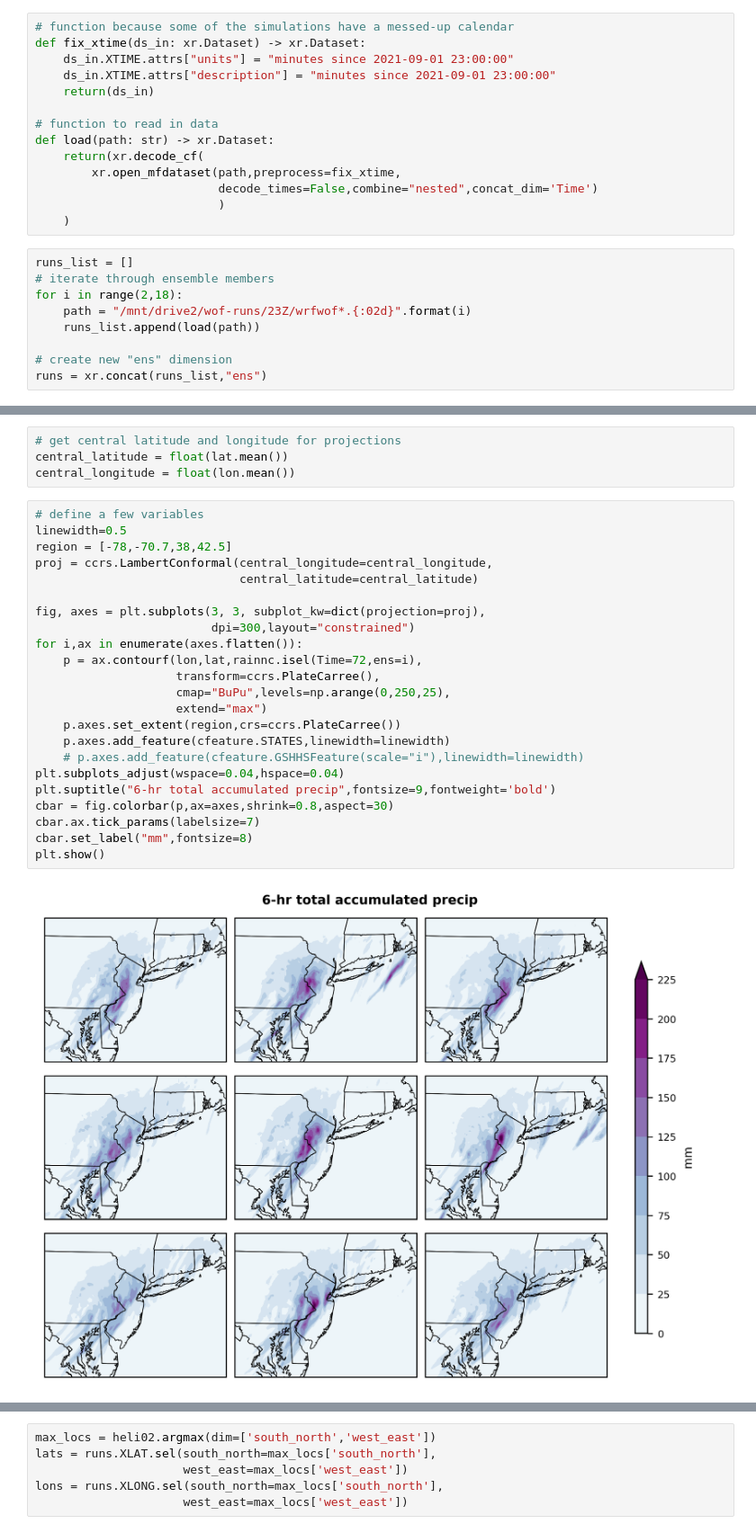
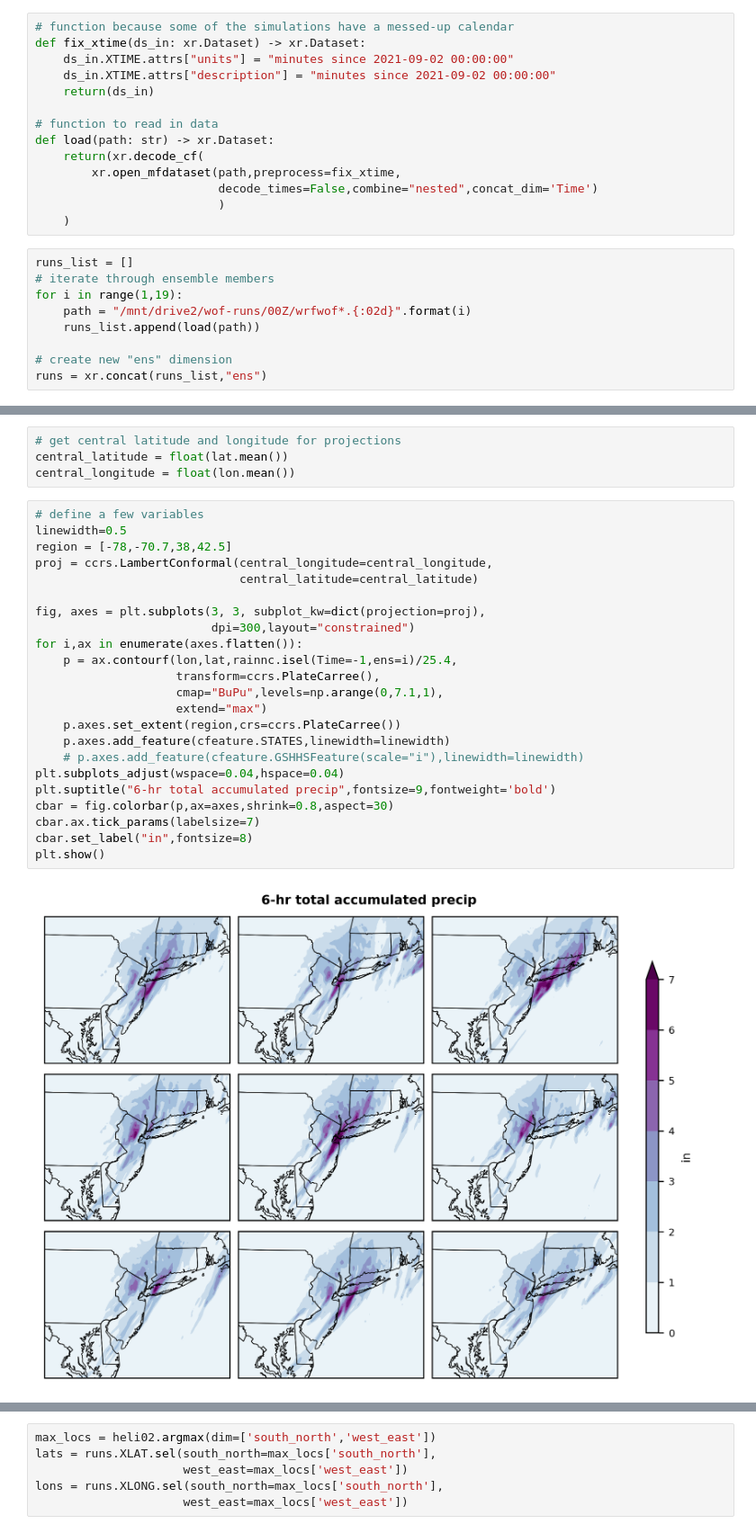
Before and after one commit to tyfolino/ida-precip, a Jupyter notebook: sandbox.ipynb, the cells around one changed output, grey strips where cells are left out. Shown at 90% size. Saved outputs shown, nothing was run; the diff lists cells and outputs as text.

```diff
--- a/sandbox.ipynb
+++ b/sandbox.ipynb
@@ -14,8 +15,8 @@ import matplotlib.colors as colors
 # %%
 # function because some of the simulations have a messed-up calendar
 def fix_xtime(ds_in: xr.Dataset) -> xr.Dataset:
-    ds_in.XTIME.attrs["units"] = "minutes since 2021-09-01 23:00:00"
-    ds_in.XTIME.attrs["description"] = "minutes since 2021-09-01 23:00:00"
+    ds_in.XTIME.attrs["units"] = "minutes since 2021-09-02 00:00:00"
+    ds_in.XTIME.attrs["description"] = "minutes since 2021-09-02 00:00:00"
     return(ds_in)
 
 # function to read in data
@@ -28,8 +29,8 @@ def load(path: str) -> xr.Dataset:
 # %%
 runs_list = []
 # iterate through ensemble members
-for i in range(2,18):
-    path = "/mnt/drive2/wof-runs/23Z/wrfwof*.{:02d}".format(i)
+for i in range(1,19):
+    path = "/mnt/drive2/wof-runs/00Z/wrfwof*.{:02d}".format(i)
     runs_list.append(load(path))
 
 # create new "ens" dimension
@@ -47,25 +48,25 @@ central_longitude = float(lon.mean())
 # %%
 # define a few variables
 linewidth=0.5
 region = [-78,-70.7,38,42.5]
 proj = ccrs.LambertConformal(central_longitude=central_longitude,
                              central_latitude=central_latitude)
 
 fig, axes = plt.subplots(3, 3, subplot_kw=dict(projection=proj),
                          dpi=300,layout="constrained")
 for i,ax in enumerate(axes.flatten()):
-    p = ax.contourf(lon,lat,rainnc.isel(Time=72,ens=i),
+    p = ax.contourf(lon,lat,rainnc.isel(Time=-1,ens=i)/25.4,
                     transform=ccrs.PlateCarree(),
-                    cmap="BuPu",levels=np.arange(0,250,25),
+                    cmap="BuPu",levels=np.arange(0,7.1,1),
                     extend="max")
     p.axes.set_extent(region,crs=ccrs.PlateCarree())
     p.axes.add_feature(cfeature.STATES,linewidth=linewidth)
     # p.axes.add_feature(cfeature.GSHHSFeature(scale="i"),linewidth=linewidth)
 plt.subplots_adjust(wspace=0.04,hspace=0.04)
 plt.suptitle("6-hr total accumulated precip",fontsize=9,fontweight='bold')
 cbar = fig.colorbar(p,ax=axes,shrink=0.8,aspect=30)
 cbar.ax.tick_params(labelsize=7)
-cbar.set_label("mm",fontsize=8)
+cbar.set_label("in",fontsize=8)
 plt.show()
 # %% [output]
-[figure, old version]
+[figure, new version]
```
Also changed, not shown: parts of 12 cells of this notebook, 1 other file.
